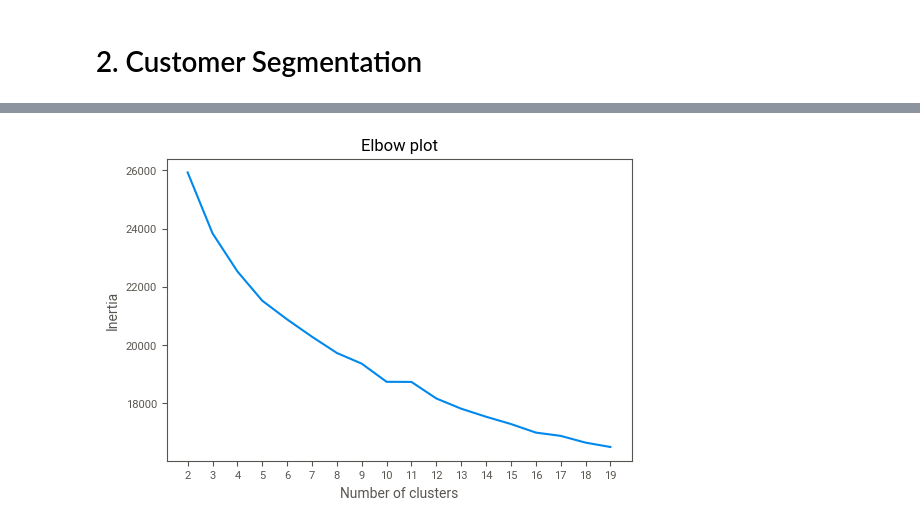
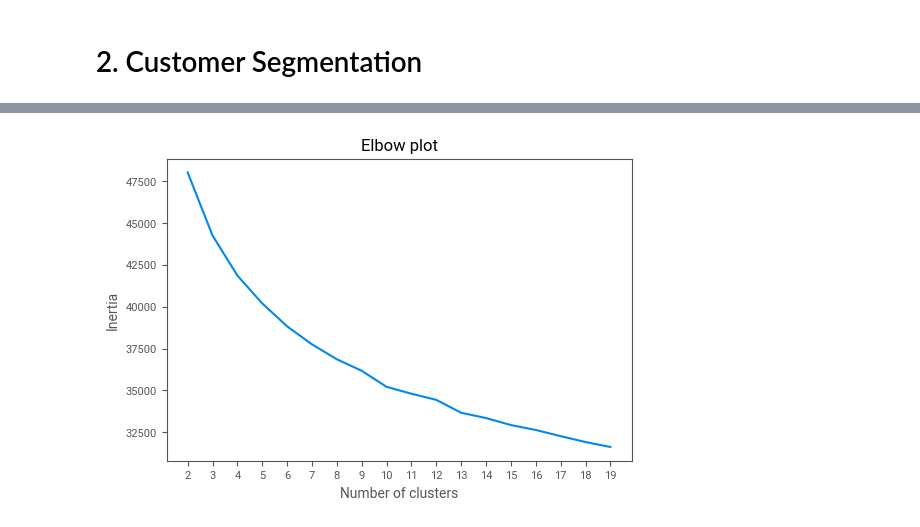
Before and after one commit to punjab/MLE-8, a Jupyter notebook: assignments/week-8-semisupervised-unsuperivsed-selfsupervised/midterm/midterm.ipynb, the cells around one changed output, grey strips where cells are left out. Saved outputs shown, nothing was run; the diff lists cells and outputs as text; code cells hidden in the pictures.

```diff
--- a/assignments/week-8-semisupervised-unsuperivsed-selfsupervised/midterm/midterm.ipynb
+++ b/assignments/week-8-semisupervised-unsuperivsed-selfsupervised/midterm/midterm.ipynb
@@ -175,5 +178,6 @@ heatmap = sns.heatmap(corr, annot=True, fmt='.1g', cmap='BrBG')
 repetative_features = ['Administrative_Duration', 'Informational_Duration', 'ProductRelated_Duration']
 X_train = X_train.drop(repetative_features, axis=1)
 X_test = X_test.drop(repetative_features, axis=1)
+num_features_original = num_features.copy() # save the original list of numerical features for segmenting later
 for f in repetative_features:
     num_features.remove(f)
@@ -275,2 +290,5 @@ confusion matrix:
 # %%
 from sklearn.cluster import KMeans
+# %%
+df_seg = df.copy()
+df_seg.head(5)
@@ -277,11 +304,16 @@ from sklearn.cluster import KMeans
 # %%
+preprocessor = ColumnTransformer(
+    transformers=[
+        ('num', numeric_pipeline, num_features_original),
+        ('cat', categorical_pipeline, cat_features)
+    ]
+)
+
 def visualize_elbow(X, ks):
     fig, ax = plt.subplots()
     inertias = []
     for k in ks:
-        # YOUR CODE HERE
-        kmeans = KMeans(n_clusters=k, random_state=42)
-        # YOUR CODE HERE
+        kmeans = KMeans(n_clusters=k, init="k-means++", random_state=42)
         model = Pipeline(steps = [
             ('preprocessor', preprocessor),
             ('kmeans', kmeans)])
@@ -293,8 +325,8 @@ def visualize_elbow(X, ks):
     plt.ylabel('Inertia')
     plt.title('Elbow plot')
 # %%
-visualize_elbow(X_train, range(2,20))
+visualize_elbow(df_seg, range(2,20))
 # %% [output]
-[figure, old version]
+[figure, new version]
 # %%
 # There is a sharp elbow at 10, so lets try with 10 clusters, and a slight one at 5
```
Also changed, not shown: parts of 30 cells of this notebook.
